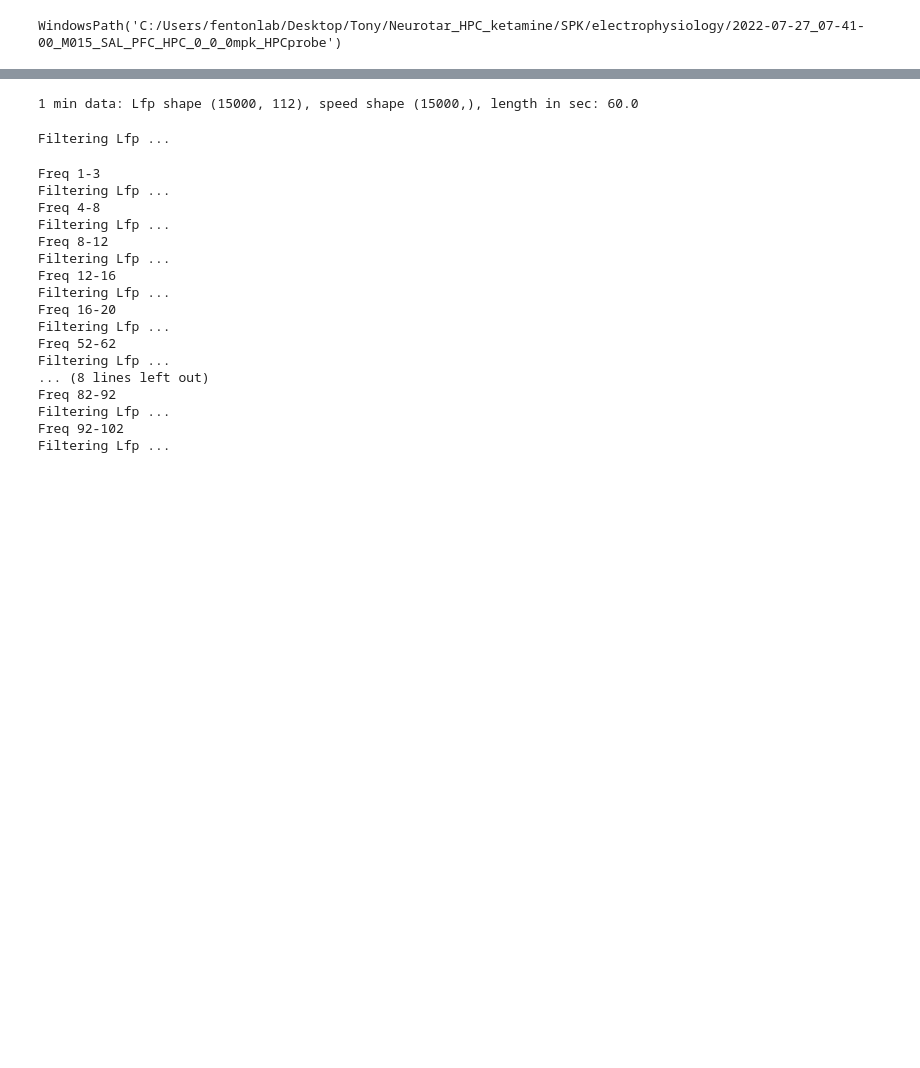
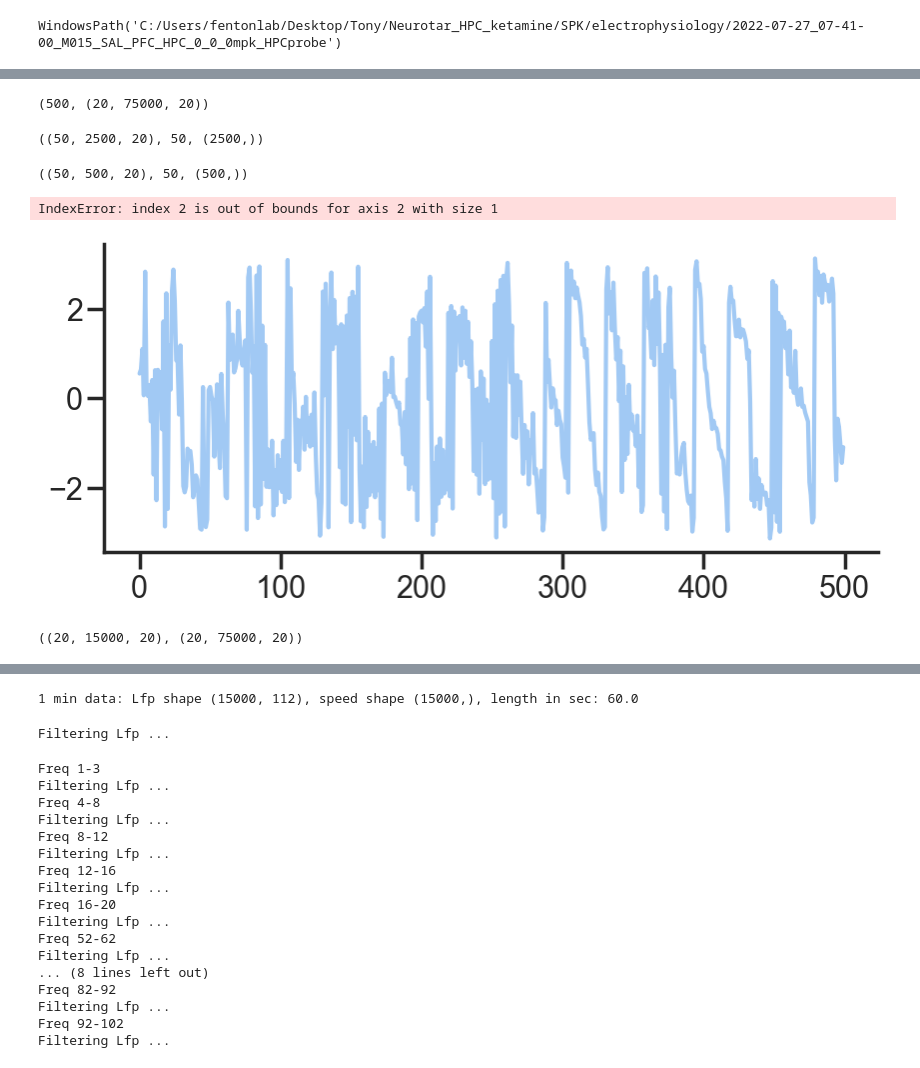
Before and after one commit to gdelfe/Ketamine_effects_on_the_brain, a Jupyter notebook: python/Place_cells_spike_analysis.ipynb, the cells around one changed output, grey strips where cells are left out. Cells and saved outputs as stored; diff of their text form; code cells hidden in the pictures; blank space fills up the shorter version.

```diff
--- a/python/Place_cells_spike_analysis.ipynb
+++ b/python/Place_cells_spike_analysis.ipynb
@@ -311,0 +407,57 @@ freq = np.logspace(1, 100, num=50, endpoint=True, base=10.0, dtype=None)
+# %%
+lfp_signal.shape[0], lfp_B.shape
+# %% [output]
+(500, (20, 75000, 20))
+# %%
+# Example usage:
+minute = 0
+sampling_rate = 1250  # Replace with your actual sampling rate
+lfp_signal_full = lfp_B[minute,0:1250*2,:]  # Replace with your actual LFP signal
+phase_data_full, wavelet_full = get_instantaneous_phase(lfp_signal_full, freq)
+phase_data_full.shape, len(wavelet_full), wavelet_full[0].shape
+# %% [output]
+((50, 2500, 20), 50, (2500,))
+# %%
+# Example usage:
+minute = 0
+sampling_rate = 250  # Replace with your actual sampling rate
+lfp_signal = LfpSB[minute,0:250*2,:]  # Replace with your actual LFP signal
+phase_data, wavelet = get_instantaneous_phase(lfp_signal, freq, sampling_rate)
+phase_data.shape, len(wavelet), wavelet[0].shape
+# %% [output]
+((50, 500, 20), 50, (500,))
+# %%
+# You can then plot the phase for a specific frequency and channel if needed:
+freq_ind = 20
+
+# First plot
+plt.figure(figsize=(10, 4))
+plt.plot(phase_data_full[freq_ind, ::5, 2])
+plt.plot(phase_data[freq_ind, :, 2])
+plt.xlim([0, 250])
+plt.legend(['1250 Hz', '250 Hz'], fontsize=11)
+plt.title('Instantaneous phase vs time at given freq', fontsize=14)
+plt.show()
+
+# Second plot
+plt.figure()
+plt.plot(wavelet_full[freq_ind][::5].real, label='real')
+plt.plot(wavelet_full[freq_ind][::5].imag, label='imag')
+plt.legend(fontsize=11)
+plt.title('Morlet transform for Lfp at 1250 Hz', fontsize=14)
+plt.show()
+
+# Third plot
+plt.figure()
+plt.plot(wavelet[freq_ind][:].real, label='real')
+plt.plot(wavelet[freq_ind][:].imag, label='imag')
+plt.legend(fontsize=11)
+plt.title('Morlet transform for Lfp at 250 Hz', fontsize=14)
+plt.show()
+# %% [output]
+IndexError: index 2 is out of bounds for axis 2 with size 1
+[figure, added]
+# %%
+LfpSB.shape, lfp_B.shape
+# %% [output]
+((20, 15000, 20), (20, 75000, 20))
```
Also changed, not shown: parts of 27 cells of this notebook.
